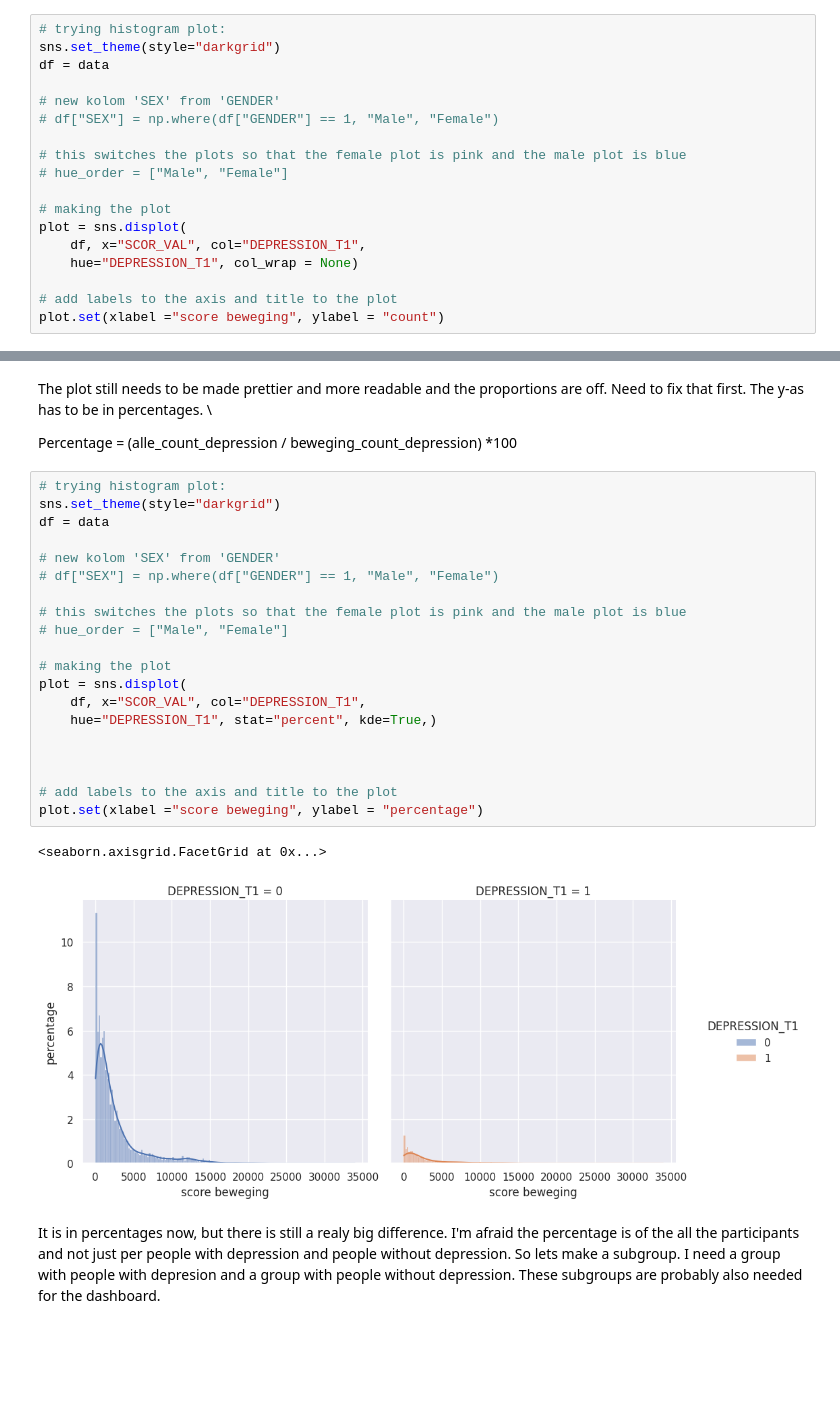
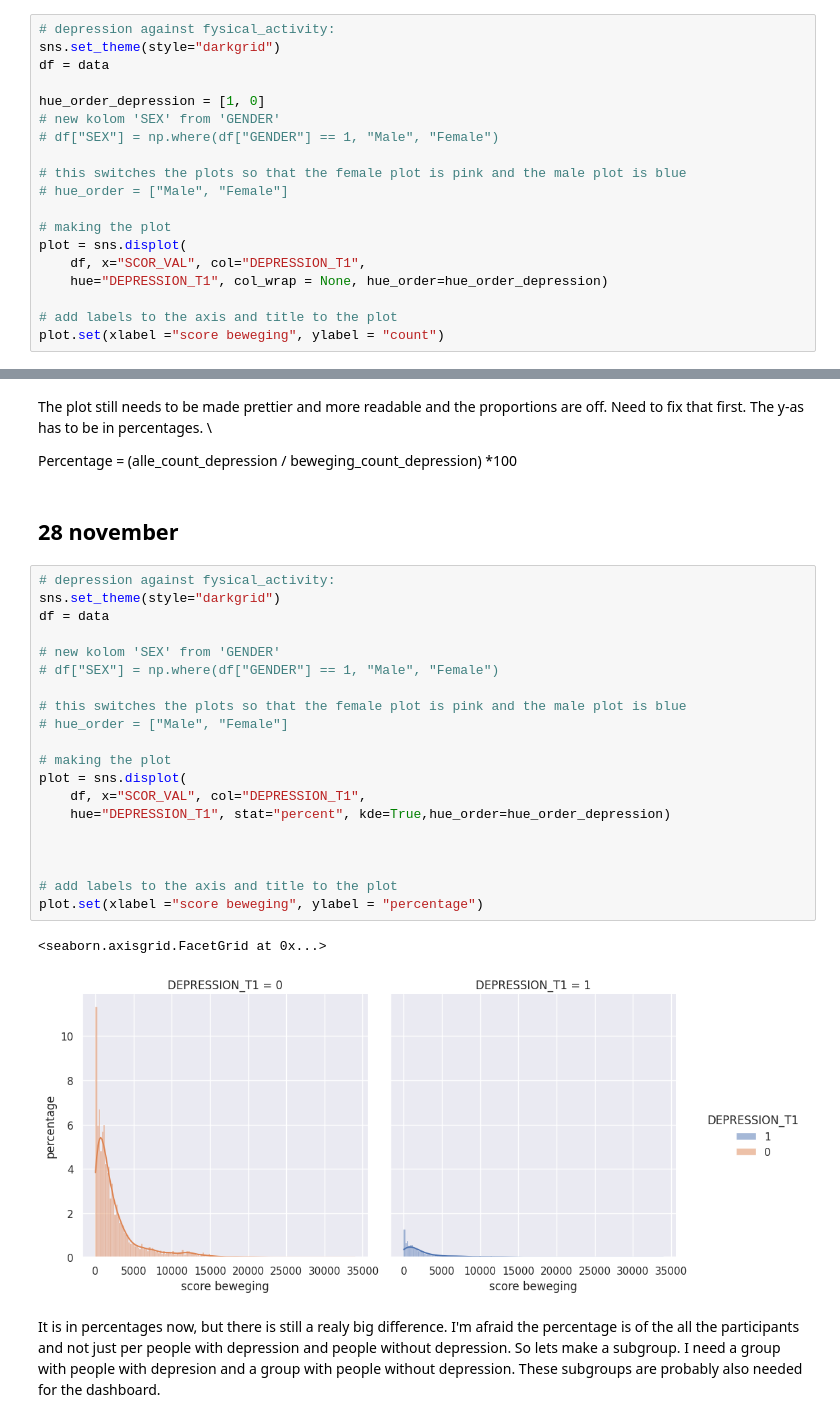
Before and after one commit to irisineke/Lifelines, a Jupyter notebook: logboek.ipynb, the cells around one changed output, grey strips where cells are left out. Drawn from its saved outputs; the diff is of its cells as text; blank space fills up the shorter version.

Commit message:
subsets gemaakt en plot verder gewerkt

```diff
--- a/logboek.ipynb
+++ b/logboek.ipynb
@@ -156,10 +160,11 @@ There are multiple coloms with information about physial acticity: SCOR_val, MWK
 Gevraagd wat de beste manier is om met de functies om te gaan: \
 In logboek zonder functies. Vervolgens een python bestand met alles wat gebruikt wordt maken en daar wel functies in toepassen.
 # %%
-# trying histogram plot:
+# depression against fysical_activity:
 sns.set_theme(style="darkgrid")
 df = data
 
+hue_order_depression = [1, 0]
 # new kolom 'SEX' from 'GENDER'
 # df["SEX"] = np.where(df["GENDER"] == 1, "Male", "Female")
 
@@ -169,7 +174,7 @@ df = data
 # making the plot
 plot = sns.displot(
     df, x="SCOR_VAL", col="DEPRESSION_T1",
-    hue="DEPRESSION_T1", col_wrap = None)
+    hue="DEPRESSION_T1", col_wrap = None, hue_order=hue_order_depression)
 
 # add labels to the axis and title to the plot
 plot.set(xlabel ="score beweging", ylabel = "count")
@@ -180,29 +185,31 @@ plot.set(xlabel ="score beweging", ylabel = "count")
 The plot still needs to be made prettier and more readable and the proportions are off. Need to fix that first. The y-as has to be in percentages. \
 
 Percentage = (alle_count_depression / beweging_count_depression) *100
+# %% [markdown]
+## 28 november
 # %%
-# trying histogram plot:
+# depression against fysical_activity:
 sns.set_theme(style="darkgrid")
 df = data
 
 # new kolom 'SEX' from 'GENDER'
 # df["SEX"] = np.where(df["GENDER"] == 1, "Male", "Female")
 
 # this switches the plots so that the female plot is pink and the male plot is blue
 # hue_order = ["Male", "Female"]
 
 # making the plot
 plot = sns.displot(
     df, x="SCOR_VAL", col="DEPRESSION_T1",
-    hue="DEPRESSION_T1", stat="percent", kde=True,)
+    hue="DEPRESSION_T1", stat="percent", kde=True,hue_order=hue_order_depression)
 
 
 
 # add labels to the axis and title to the plot
 plot.set(xlabel ="score beweging", ylabel = "percentage")
 # %% [output]
 <seaborn.axisgrid.FacetGrid at 0x...>
-[figure, old version]
+[figure, new version]
 # %% [markdown]
 It is in percentages now, but there is still a realy big difference. I'm afraid the percentage is of the all the participants and not just per people with depression and people without depression.
 So lets make a subgroup. I need a group with people with depresion and a group with people without depression. These subgroups are probably also needed for the dashboard.
```
Also changed, not shown: parts of 19 cells of this notebook.
